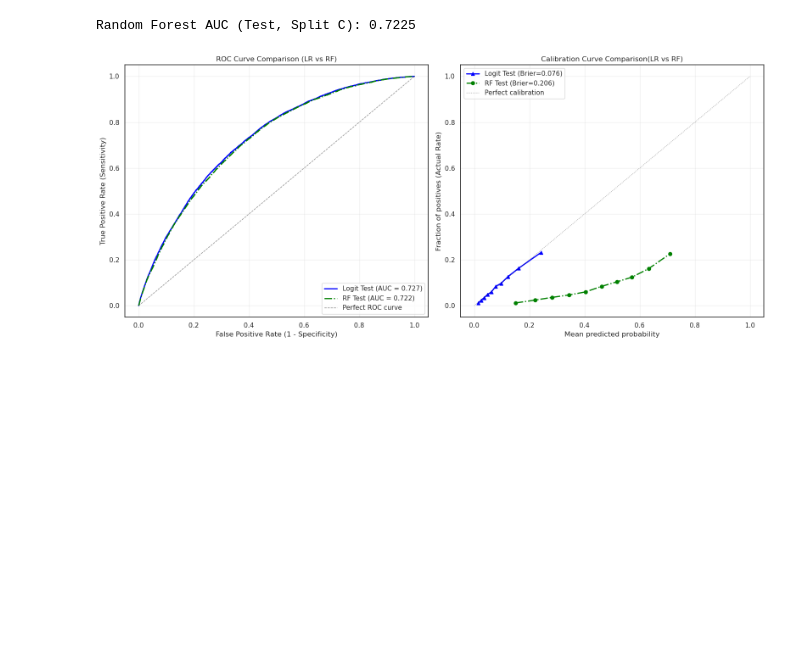
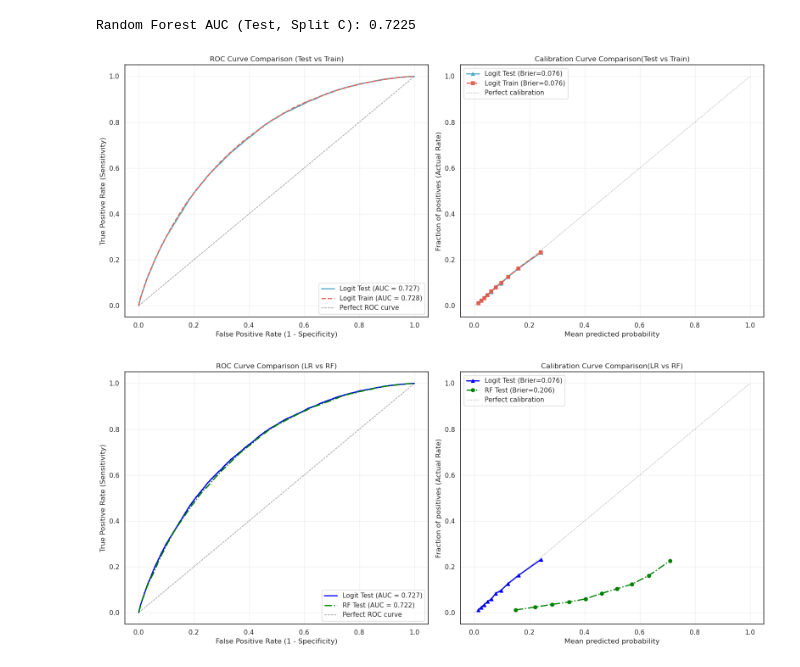
Before and after one commit to jialezhao666/Project-30---Causal-Modeling-of-Lifestyle-Factors-for-CVD-Risk-Prediction, a Jupyter notebook: baseline_model_training.ipynb, the cells around one changed output. Cells and saved outputs as stored; diff of their text form; code cells hidden in the pictures; blank space fills up the shorter version.

Commit message:
feature rename, roc and calibration (test vs train)

```diff
--- a/baseline_model_training.ipynb
+++ b/baseline_model_training.ipynb
@@ -211,6 +214,42 @@ auc_rf = roc_auc_score(Y_C, y_pred_prob_rf)
 print(f'Random Forest AUC (Test, Split C): {auc_rf:.4f}')
 # %% [output]
 Random Forest AUC (Test, Split C): 0.7225
+# %%
+fig, (ax1, ax2) = plt.subplots(1, 2, figsize=(16, 7))
+
+# Roc curve: Logistic Regression (Test set vs )
+fpr_test, tpr_test, _ = roc_curve(Y_C, y_test_prob)
+fpr_train, tpr_train, _ = roc_curve(Y_B, y_train_prob)
+
+ax1.plot(fpr_test, tpr_test, label=f'Logit Test (AUC = {test_auc_logit:.3f})', color='#4EACC5', lw=2)
+ax1.plot(fpr_train, tpr_train, label=f'Logit Train (AUC = {train_auc_logit:.3f})', color='#E76254', lw=2, linestyle='--')
+
+ax1.plot([0, 1], [0, 1], 'k--', lw=1, label='Perfect ROC curve', alpha=0.5)
+ax1.set_xlabel('False Positive Rate (1 - Specificity)')
+ax1.set_ylabel('True Positive Rate (Sensitivity)')
+ax1.set_title('ROC Curve Comparison (Test vs Train)')
+ax1.legend(loc='lower right')
+ax1.grid(True, alpha=0.3)
+
+
+# Calibration curve: Logistic Regression (Test set vs Train set)
+frac_pos_test, mean_pred_test = calibration_curve(Y_C, y_test_prob, n_bins=10, strategy='quantile')
+frac_pos_train, mean_pred_train = calibration_curve(Y_B, y_train_prob, n_bins=10, strategy='quantile')
+
+ax2.plot(mean_pred_test, frac_pos_test, '^-', label=f'Logit Test (Brier={brier_score_loss(Y_C, y_test_prob):.3f})', color='#4EACC5', lw=2)
+ax2.plot(mean_pred_train, frac_pos_train, 's--', label=f'Logit Train (Brier={brier_score_loss(Y_B, y_train_prob):.3f})', color='#E76254', lw=2)
+
+ax2.plot([0, 1], [0, 1], 'k:', lw=1, label='Perfect calibration', alpha=0.5)
+ax2.set_xlabel('Mean predicted probability')
+ax2.set_ylabel('Fraction of positives (Actual Rate)')
+ax2.set_title('Calibration Curve Comparison(Test vs Train)')
+ax2.legend(loc='upper left')
+ax2.grid(True, alpha=0.3)
+
+plt.tight_layout()
+plt.show()
+# %% [output]
+[figure, added]
 # %%
 fig, (ax1, ax2) = plt.subplots(1, 2, figsize=(16, 7))
 
```
Also changed, not shown: parts of 7 cells of this notebook, 2 other files.
